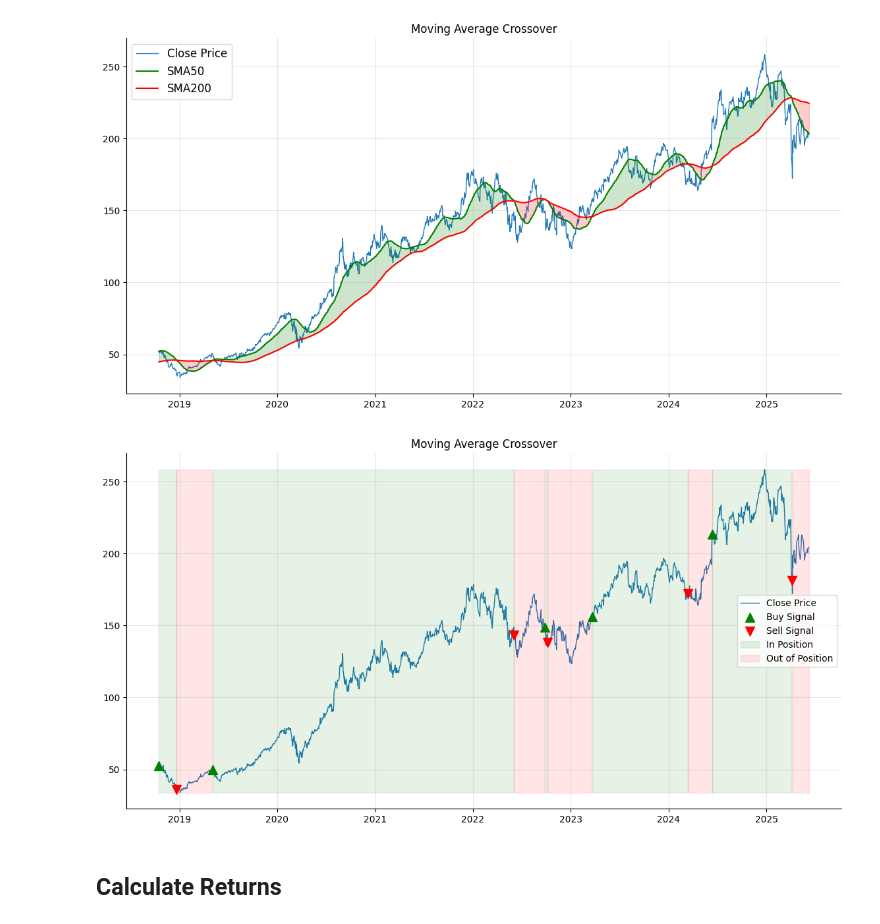
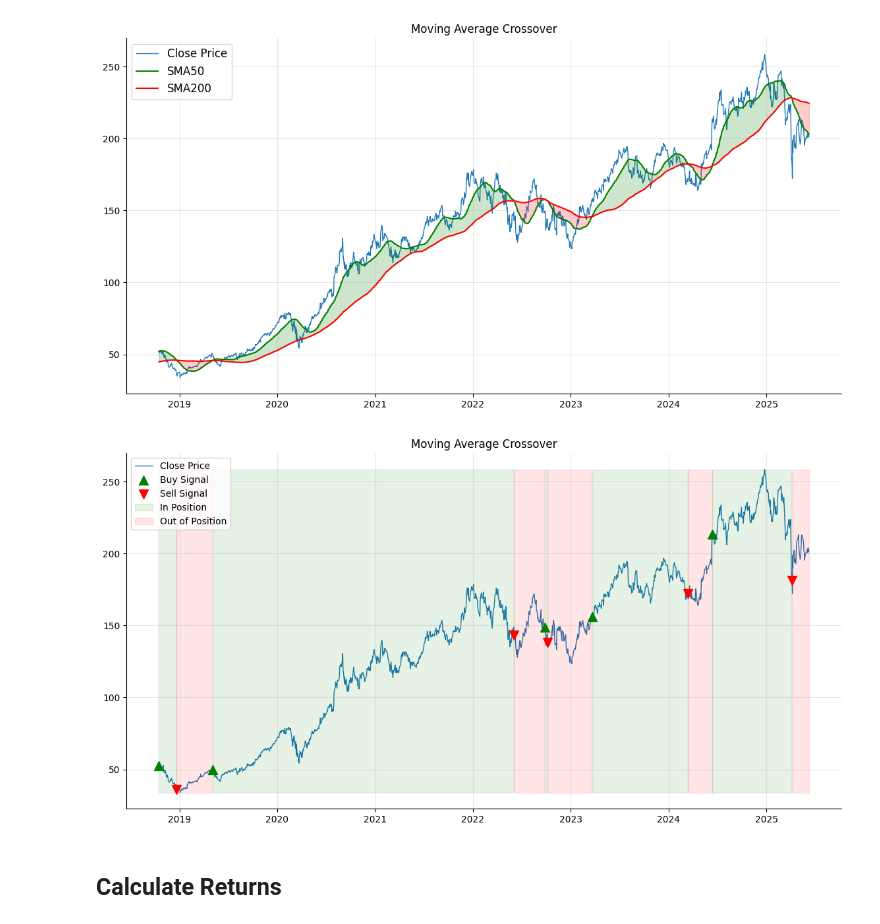
Before and after one commit to JamieW365/trading_algos, a Jupyter notebook: notebooks/moving_average_crossover.ipynb, the cells around one changed output. Cells and saved outputs as stored; diff of their text form; code cells hidden in the pictures.

```diff
--- a/notebooks/moving_average_crossover.ipynb
+++ b/notebooks/moving_average_crossover.ipynb
@@ -219,38 +217,36 @@ for i in range(len(markers)):
         else:
                     ax.fill_between(df_aapl[markers.index[i]:markers.index[i+1]].index,
                             df_aapl['Close'].max(),
                             df_aapl['Close'].min(),
                             where=(df_aapl['SMA50'][markers.index[i]:markers.index[i+1]] < df_aapl['SMA200'][markers.index[i]:markers.index[i+1]]),
                             color='Red',
                             alpha=0.1,
                             label="Out of Position")
     else:
         if markers.iloc[i] == 1:
             ax.fill_between(df_aapl[markers.index[i]:].index,
                             df_aapl['Close'].max(),
                             df_aapl['Close'].min(),
                             where=(df_aapl['SMA50'][markers.index[i]:] > df_aapl['SMA200'][markers.index[i]:]),
                             color='Green',
                             alpha=0.1)
         else:
             ax.fill_between(df_aapl[markers.index[i]:].index,
                             df_aapl['Close'].max(),
                             df_aapl['Close'].min(),
                             where=(df_aapl['SMA50'][markers.index[i]:] < df_aapl['SMA200'][markers.index[i]:]),
                             color='Red',
                             alpha=0.1)
 
 
-ax.legend(loc='upper left', fontsize=12)
-import matplotlib.pyplot as plt
-
+# Prevents duplicate keys being added to the legend
 handles, labels = plt.gca().get_legend_handles_labels()
 by_label = dict(zip(labels, handles))
-plt.legend(by_label.values(), by_label.keys())
+plt.legend(by_label.values(), by_label.keys(), loc="upper left")
 
 plt.show;
 # %% [output]
-[figure, old version]
+[figure, new version]
 # %% [markdown]
 ## Calculate Returns
 # %%
```
Also changed, not shown: parts of 25 cells of this notebook.
